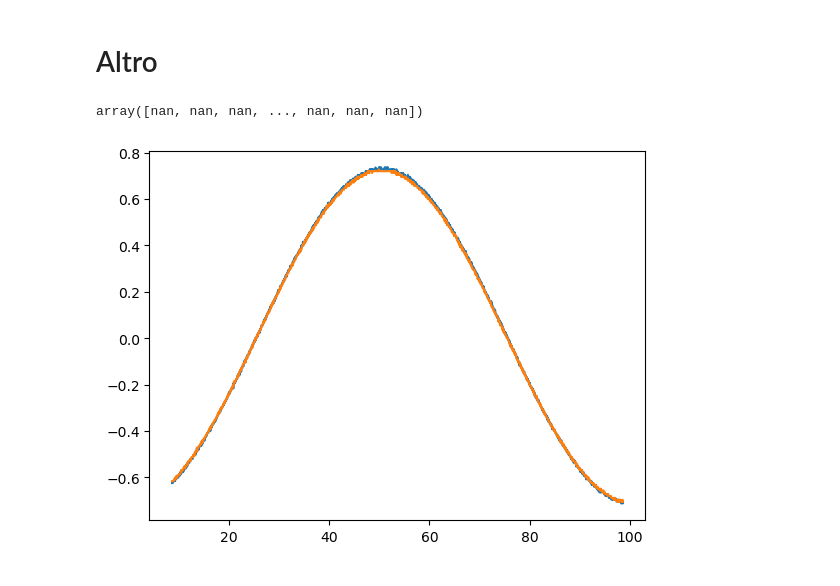
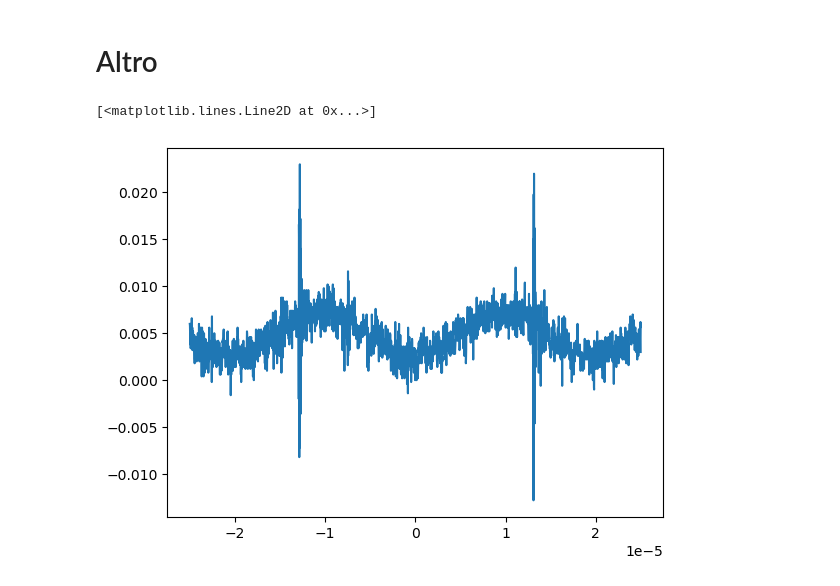
Before and after one commit to RBerga06/unipr-clt-fisica, a Jupyter notebook: lab2/exp4/exp4.ipynb, the cells around one changed output. Saved outputs shown, nothing was run; the diff lists cells and outputs as text; code cells hidden in the pictures.

```diff
--- a/lab2/exp4/exp4.ipynb
+++ b/lab2/exp4/exp4.ipynb
@@ -107,10 +120,8 @@ plt.xscale("log")
 # %% [markdown]
 # Altro
 # %%
-(f, (t, ch1, ch2)) = files1[-1]
-plt.plot(t, ch1)
+(f, (t, ch1, ch2)) = files1[19]
 plt.plot(t, ch2)
-ch2
 # %% [output]
-array([nan, nan, nan, ..., nan, nan, nan])
+[<matplotlib.lines.Line2D at 0x...>]
-[figure, old version]
+[figure, new version]
```
Also changed, not shown: parts of 3 cells of this notebook.
